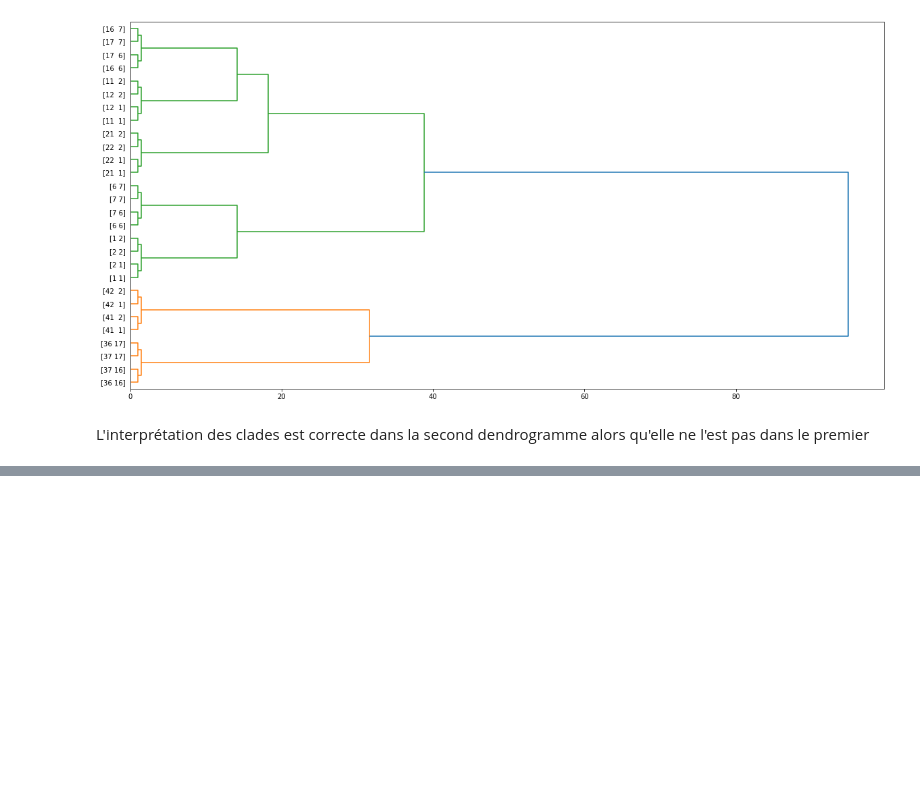
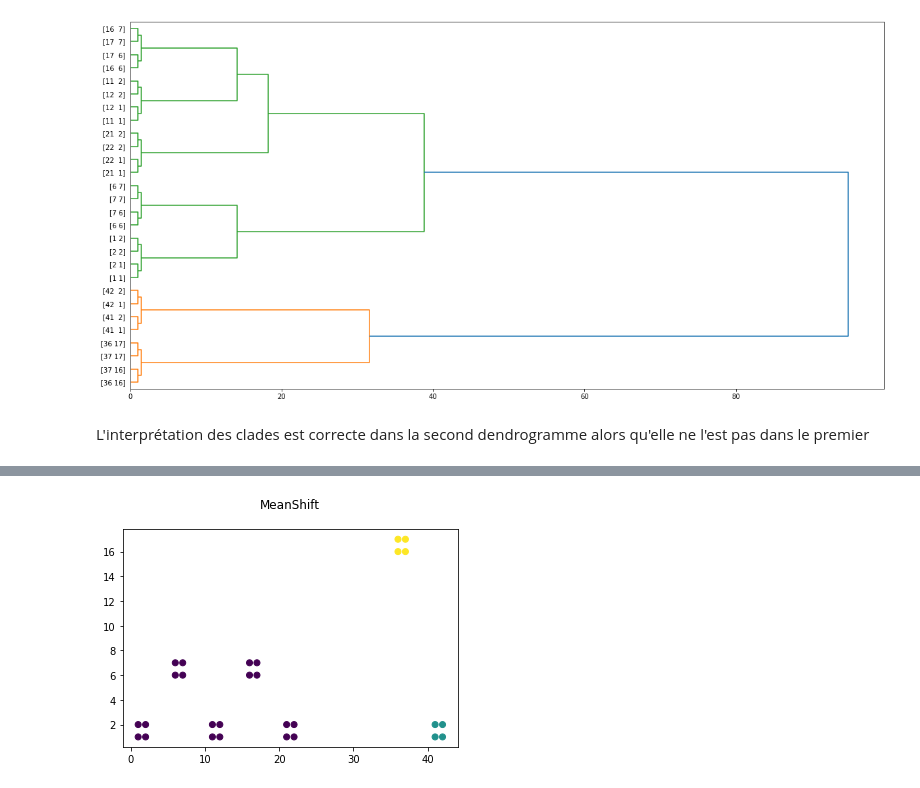
Before and after one commit to eric2mangel/DataScience, a Jupyter notebook: K-means_and_HCA_simples.ipynb, the cells around one changed output, grey strips where cells are left out. Saved outputs shown, nothing was run; the diff lists cells and outputs as text; code cells hidden in the pictures; blank space fills up the shorter version.

Commit message:
Ajout 2 algos pour K-means

```diff
--- a/K-means_and_HCA_simples.ipynb
+++ b/K-means_and_HCA_simples.ipynb
@@ -208,0 +239,17 @@ plt.show()
+# %%
+from sklearn.cluster import MeanShift
+
+
+#meanshift = MeanShift(bandwidth=0.5, bin_seeding=True)
+meanshift = MeanShift()
+meanshift.fit(coord)
+
+# Obtenez les étiquettes des clusters
+labels_meanshift = meanshift.labels_
+
+# Affichez le nuage de points coloré par cluster
+plt.scatter(x, y, c=labels_meanshift)
+plt.title('MeanShift\n')
+plt.show()
+# %% [output]
+[figure, added]
```
Also changed, not shown: parts of 15 cells of this notebook.
